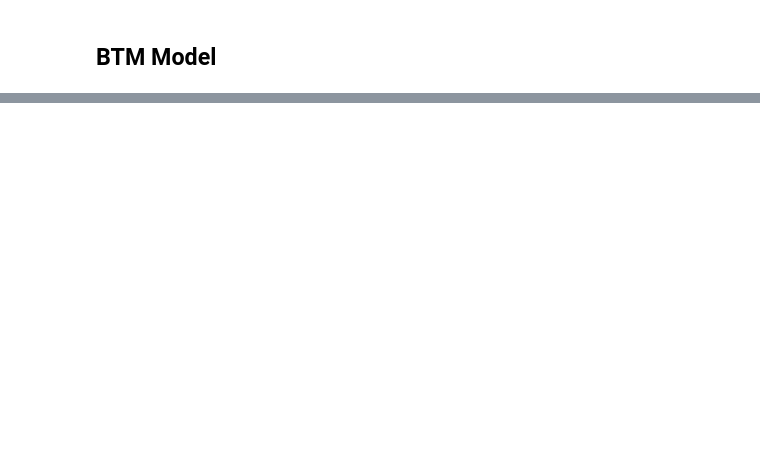
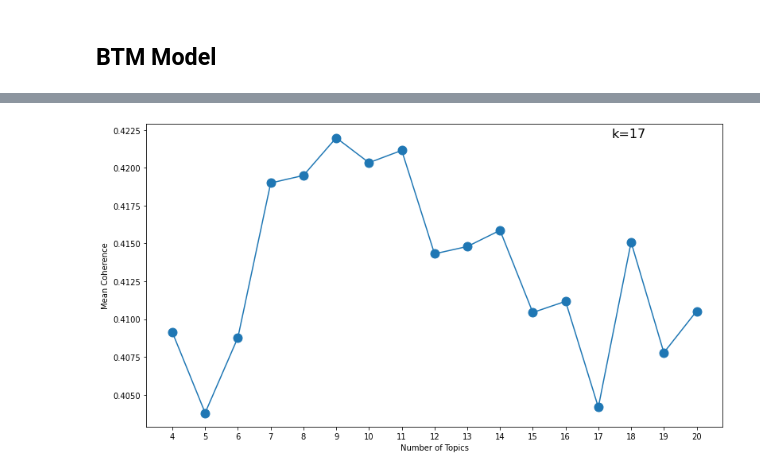
Before and after one commit to rachaellam/NLP-doj, a Jupyter notebook: content-analysis.ipynb, the cells around one changed output, grey strips where cells are left out. Saved outputs shown, nothing was run; the diff lists cells and outputs as text; code cells hidden in the pictures; blank space fills up the shorter version.

```diff
--- a/content-analysis.ipynb
+++ b/content-analysis.ipynb
@@ -931,0 +1035,3 @@ topics = btm.fit_transform(biterms, iterations=50)
+# %%
+(A,terms,snippets) = joblib.load("data/trump-tfidf.pkl")
+print( "Loaded %d X %d document-term matrix" % (A.shape[0], A.shape[1]) )
@@ -931,0 +1040,2 @@ topics = btm.fit_transform(biterms, iterations=50)
+# %%
+kmin, kmax = 4, 20
@@ -931,0 +1071,19 @@ topics = btm.fit_transform(biterms, iterations=50)
+# %%
+trump['lemma_tokens'] = [word_tokenize(i) for i in trump['lemma']]
+
+w2v_model = gensim.models.Word2Vec(trump['lemma_tokens'], min_count=0.05, sg=1)
+# %%
+k_values = []
+coherences = []
+jaccards = []
+for (k,W,H) in topic_models:
+    # Get all of the topic descriptors - the term_rankings, based on top 10 terms
+    term_rankings = []
+    for topic_index in range(k):
+        term_rankings.append( get_descriptor( terms, H, topic_index, 10 ) )
+    # Now calculate the coherence based on our Word2vec model
+    k_values.append( k )
+    coherences.append( calculate_coherence( w2v_model, term_rankings ) )
+    jaccards.append( jaccard_similarity( w2v_model, term_rankings ) )
+    print("K=%02d: Coherence=%.4f" % ( k, coherences[-1] ) )
+    print("K=%02d: Jaccard=%.4f" % ( k, jaccards[-1] ) + "\n")
@@ -931,0 +1108,20 @@ topics = btm.fit_transform(biterms, iterations=50)
+# %%
+fig = plt.figure(figsize=(13,7))
+# create the line plot
+ax = plt.plot( k_values, coherences )
+plt.xticks(k_values)
+plt.xlabel("Number of Topics")
+plt.ylabel("Mean Coherence")
+# add the points
+plt.scatter(k_values, coherences, s=120)
+# find and annotate the maximum point on the plot
+ymin = min(coherences)
+ymax = max(coherences)
+xpos = coherences.index(ymin)
+#best_k = k_values[xpos]
+best_k = k_values[13] #manually set the best k value
+plt.annotate("k=%d" % best_k, xy=(best_k, ymax), xytext=(best_k, ymax), textcoords="offset points", fontsize=16)
+# show the plot
+plt.show()
+# %% [output]
+[figure, added]
```
Also changed, not shown: parts of 63 cells of this notebook, 2 other files.
